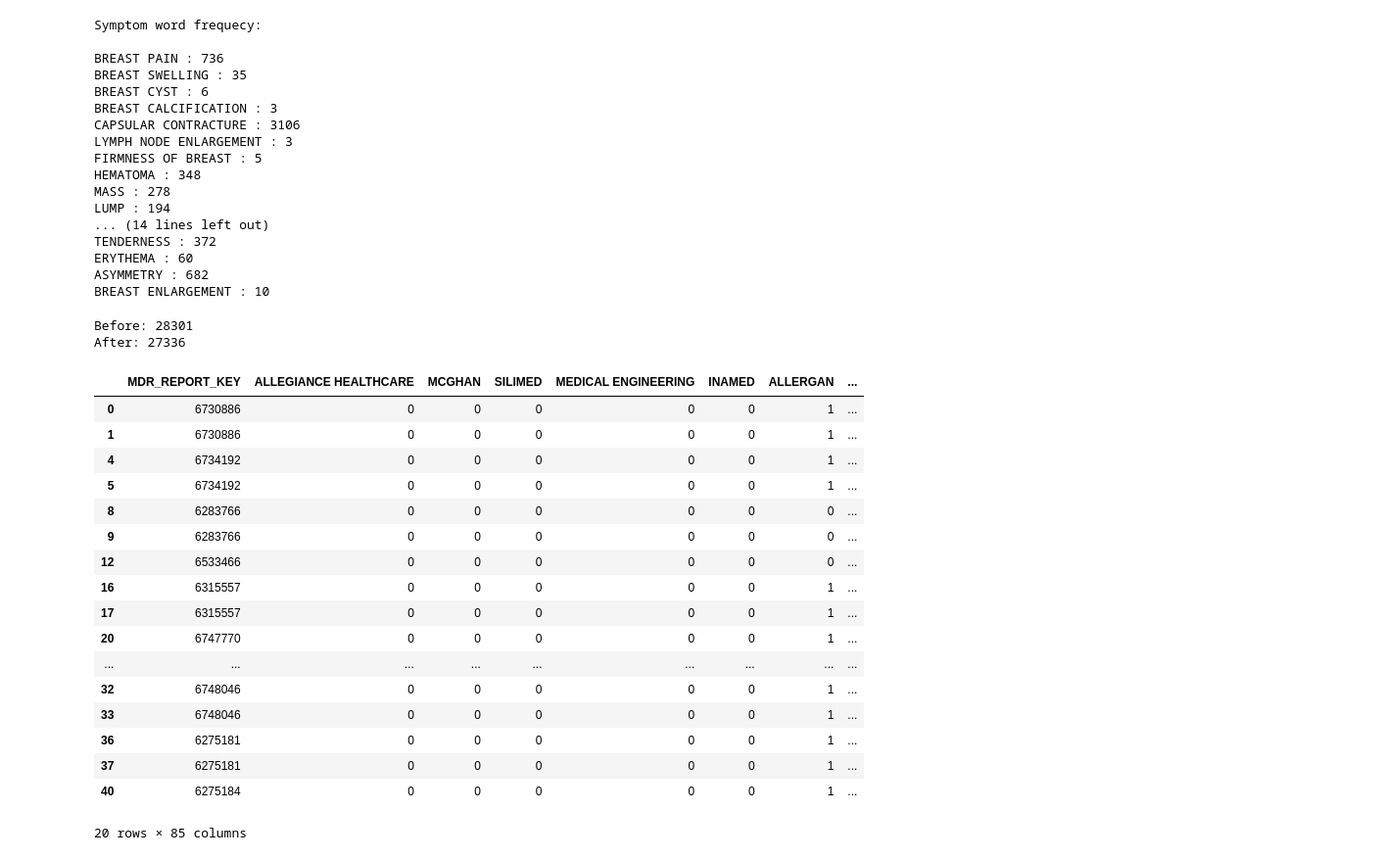
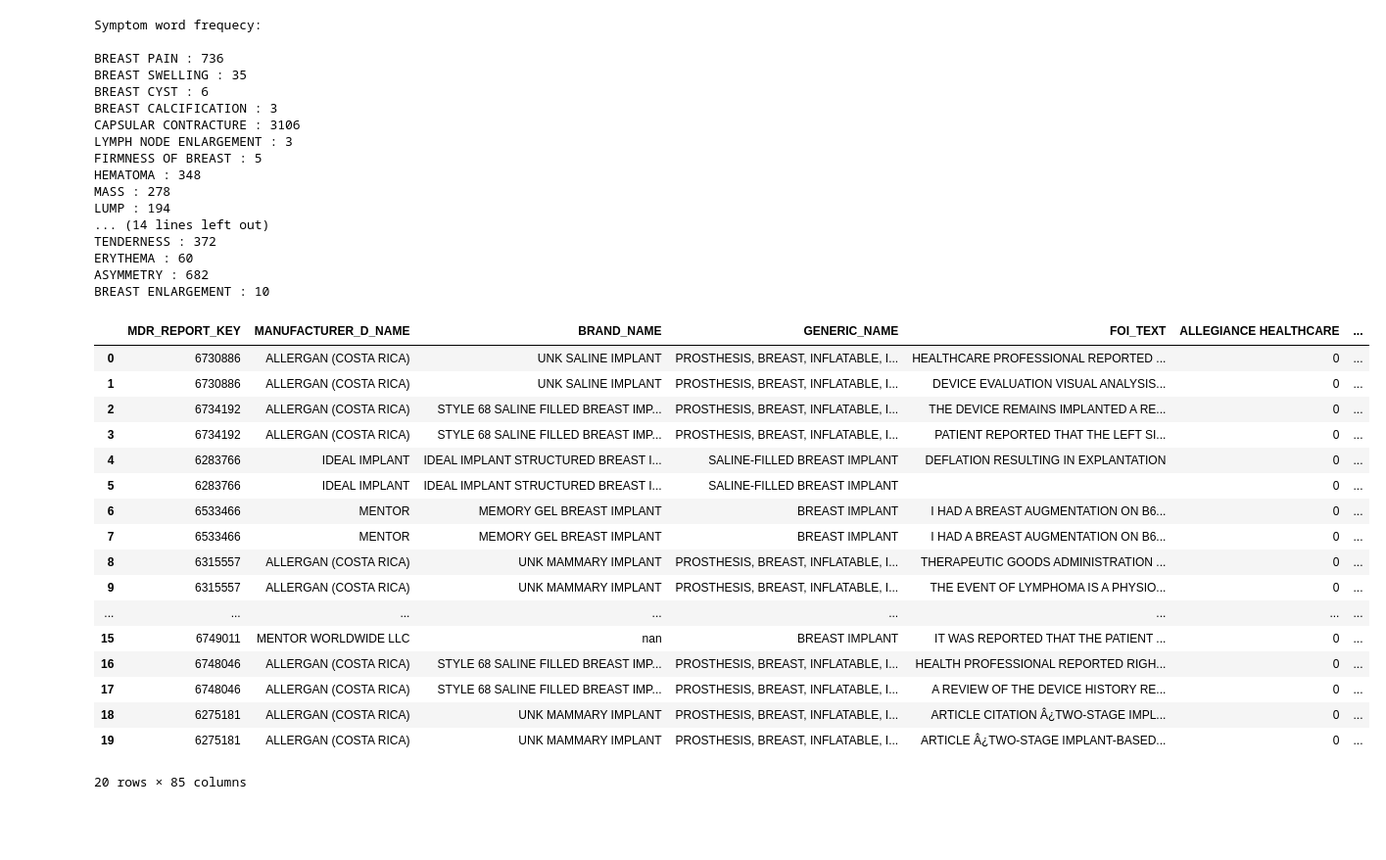
Before and after one commit to jacobwang123/MAUDE, a Jupyter notebook: 13_Word_Frequency_&_Vector.ipynb, the cells around one changed output. Shown: that part at 98% size. Cells and saved outputs as stored; diff of their text form; code cells hidden in the pictures; blank space fills up the shorter version.

```diff
--- a/13_Word_Frequency_&_Vector.ipynb
+++ b/13_Word_Frequency_&_Vector.ipynb
@@ -275,55 +275,55 @@ BREAST ENLARGEMENT : 10
 # %%
 full_list = {'manufacturer':manufacturer, 'fill':fill_type, 'surface':surface_type,
              'implantation_indication':implantation_indication, 'ALCL':ALCL, 'side':side,
              'biomarker':biomarker, 'symptom':symptom}
 
 df_vector = pd.DataFrame()
 df_vector['MDR_REPORT_KEY'] = df_BI['MDR_REPORT_KEY']
+df_vector['MANUFACTURER_D_NAME'] = df_BI['MANUFACTURER_D_NAME']
+df_vector['BRAND_NAME'] = df_BI['BRAND_NAME']
+df_vector['GENERIC_NAME'] = df_BI['GENERIC_NAME']
+df_vector['FOI_TEXT'] = df_BI['FOI_TEXT']
 
 for key, value in full_list.items():
     for w in value:
         temp = pd.read_csv(os.path.join('WF_FULL_TABLE', key, w+'.txt'), sep='|', header=0,
                            encoding='ISO-8859-1', error_bad_lines=False)
         key_list = list(temp['MDR_REPORT_KEY'])
         del temp
         for k in key_list:
             df_vector.loc[df_vector['MDR_REPORT_KEY']==k, w] = 1
         try:
             df_vector[w] = df_vector[w].fillna(0)
+            df_vector[w] = df_vector[w].astype(int)
         except:
             continue
 
-for c in df_vector.columns.values:
-    df_vector[c] = df_vector[c].astype(int)
+# print('Before:', df_vector.shape[0])
+# temp = df_BI[['MDR_REPORT_KEY', 'MANUFACTURER_D_NAME', 'BRAND_NAME', 'GENERIC_NAME', 'FOI_TEXT']]
+# df_vector = df_vector.merge(temp, on=['MDR_REPORT_KEY'], how='inner')
+# df_vector = df_vector.drop_duplicates()
+# print('After:', df_vector.shape[0])
+df_vector.to_csv('keyword_vector.txt', sep='|', header=True, index=False)
+df_vector.head(20)
+# %% [output]
+|  | MDR_REPORT_KEY | MANUFACTURER_D_NAME | BRAND_NAME | GENERIC_NAME | FOI_TEXT | ALLEGIANCE HEALTHCARE | ... |
+| 0 | 6730886 | ALLERGAN (COSTA RICA) | UNK SALINE IMPLANT | PROSTHESIS, BREAST, INFLATABLE, I... | HEALTHCARE PROFESSIONAL REPORTED ... | 0 | ... |
+| 1 | 6730886 | ALLERGAN (COSTA RICA) | UNK SALINE IMPLANT | PROSTHESIS, BREAST, INFLATABLE, I... | DEVICE EVALUATION VISUAL ANALYSIS... | 0 | ... |
+| 2 | 6734192 | ALLERGAN (COSTA RICA) | STYLE 68 SALINE FILLED BREAST IMP... | PROSTHESIS, BREAST, INFLATABLE, I... | THE DEVICE REMAINS IMPLANTED A RE... | 0 | ... |
+| 3 | 6734192 | ALLERGAN (COSTA RICA) | STYLE 68 SALINE FILLED BREAST IMP... | PROSTHESIS, BREAST, INFLATABLE, I... | PATIENT REPORTED THAT THE LEFT SI... | 0 | ... |
+| 4 | 6283766 | IDEAL IMPLANT | IDEAL IMPLANT STRUCTURED BREAST I... | SALINE-FILLED BREAST IMPLANT | DEFLATION RESULTING IN EXPLANTATION | 0 | ... |
+| 5 | 6283766 | IDEAL IMPLANT | IDEAL IMPLANT STRUCTURED BREAST I... | SALINE-FILLED BREAST IMPLANT |  | 0 | ... |
+| 6 | 6533466 | MENTOR | MEMORY GEL BREAST IMPLANT | BREAST IMPLANT | I HAD A BREAST AUGMENTATION ON B6... | 0 | ... |
+| 7 | 6533466 | MENTOR | MEMORY GEL BREAST IMPLANT | BREAST IMPLANT | I HAD A BREAST AUGMENTATION ON B6... | 0 | ... |
+| 8 | 6315557 | ALLERGAN (COSTA RICA) | UNK MAMMARY IMPLANT | PROSTHESIS, BREAST, INFLATABLE, I... | THERAPEUTIC GOODS ADMINISTRATION ... | 0 | ... |
+| 9 | 6315557 | ALLERGAN (COSTA RICA) | UNK MAMMARY IMPLANT | PROSTHESIS, BREAST, INFLATABLE, I... | THE EVENT OF LYMPHOMA IS A PHYSIO... | 0 | ... |
+| ... | ... | ... | ... | ... | ... | ... | ... |
+| 15 | 6749011 | MENTOR WORLDWIDE LLC | nan | BREAST IMPLANT | IT WAS REPORTED THAT THE PATIENT ... | 0 | ... |
+| 16 | 6748046 | ALLERGAN (COSTA RICA) | STYLE 68 SALINE FILLED BREAST IMP... | PROSTHESIS, BREAST, INFLATABLE, I... | HEALTH PROFESSIONAL REPORTED RIGH... | 0 | ... |
+| 17 | 6748046 | ALLERGAN (COSTA RICA) | STYLE 68 SALINE FILLED BREAST IMP... | PROSTHESIS, BREAST, INFLATABLE, I... | A REVIEW OF THE DEVICE HISTORY RE... | 0 | ... |
+| 18 | 6275181 | ALLERGAN (COSTA RICA) | UNK MAMMARY IMPLANT | PROSTHESIS, BREAST, INFLATABLE, I... | ARTICLE CITATION Â¿TWO-STAGE IMPL... | 0 | ... |
+| 19 | 6275181 | ALLERGAN (COSTA RICA) | UNK MAMMARY IMPLANT | PROSTHESIS, BREAST, INFLATABLE, I... | ARTICLE Â¿TWO-STAGE IMPLANT-BASED... | 0 | ... |
+20 rows × 85 columns
-# %%
-print('Before:', df_vector.shape[0])
-temp = df_BI[['MDR_REPORT_KEY', 'MANUFACTURER_D_NAME', 'BRAND_NAME', 'GENERIC_NAME', 'FOI_TEXT']]
-df_vector = df_vector.merge(temp, on=['MDR_REPORT_KEY'], how='inner')
-df_vector = df_vector.drop_duplicates()
-print('After:', df_vector.shape[0])
-df_vector.to_csv('keyword_vector.txt', sep='|', header=True, index=False)
-df_vector.head(20)
-# %% [output]
-Before: 28301
-After: 27336
-|  | MDR_REPORT_KEY | ALLEGIANCE HEALTHCARE | MCGHAN | SILIMED | MEDICAL ENGINEERING | INAMED | ALLERGAN | ... |
-| 0 | 6730886 | 0 | 0 | 0 | 0 | 0 | 1 | ... |
-| 1 | 6730886 | 0 | 0 | 0 | 0 | 0 | 1 | ... |
-| 4 | 6734192 | 0 | 0 | 0 | 0 | 0 | 1 | ... |
-| 5 | 6734192 | 0 | 0 | 0 | 0 | 0 | 1 | ... |
-| 8 | 6283766 | 0 | 0 | 0 | 0 | 0 | 0 | ... |
-| 9 | 6283766 | 0 | 0 | 0 | 0 | 0 | 0 | ... |
-| 12 | 6533466 | 0 | 0 | 0 | 0 | 0 | 0 | ... |
-| 16 | 6315557 | 0 | 0 | 0 | 0 | 0 | 1 | ... |
-| 17 | 6315557 | 0 | 0 | 0 | 0 | 0 | 1 | ... |
-| 20 | 6747770 | 0 | 0 | 0 | 0 | 0 | 1 | ... |
-| ... | ... | ... | ... | ... | ... | ... | ... | ... |
-| 32 | 6748046 | 0 | 0 | 0 | 0 | 0 | 1 | ... |
-| 33 | 6748046 | 0 | 0 | 0 | 0 | 0 | 1 | ... |
-| 36 | 6275181 | 0 | 0 | 0 | 0 | 0 | 1 | ... |
-| 37 | 6275181 | 0 | 0 | 0 | 0 | 0 | 1 | ... |
-| 40 | 6275184 | 0 | 0 | 0 | 0 | 0 | 1 | ... |
-20 rows × 85 columns
 # %%
 print('Is there saline and silicone at the same time?')
 df_vector.loc[(df_vector['SALINE']==1) & (df_vector['SILICONE']==1), :]
```
Also changed, not shown: parts of 3 cells of this notebook, 3 other files.
